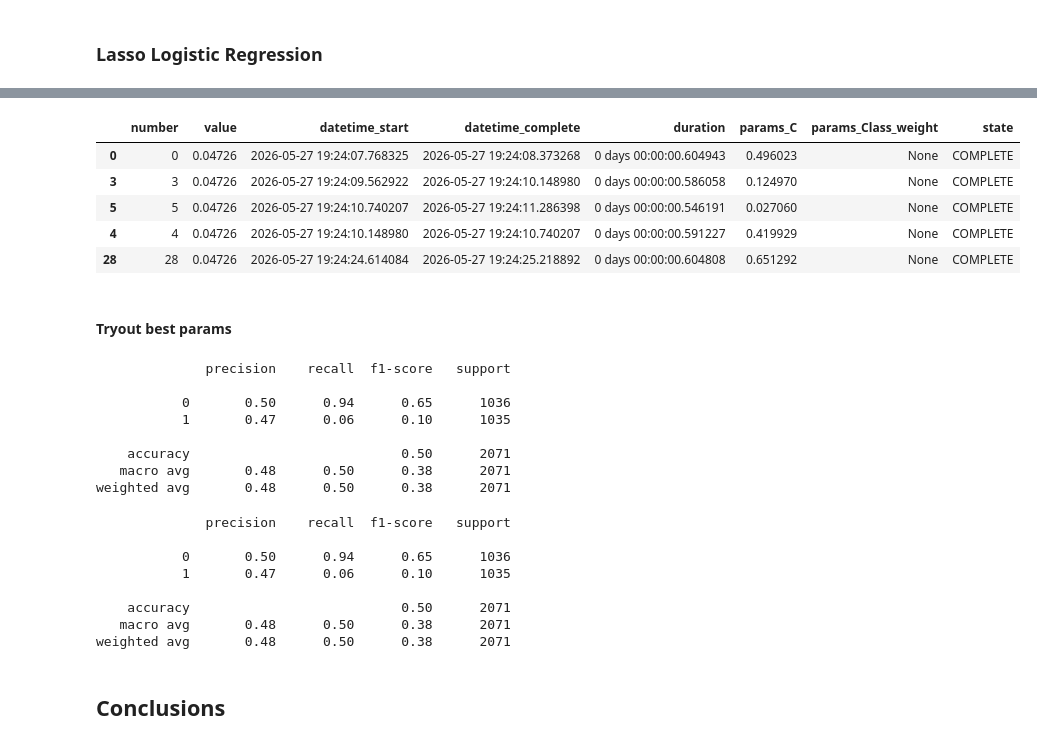
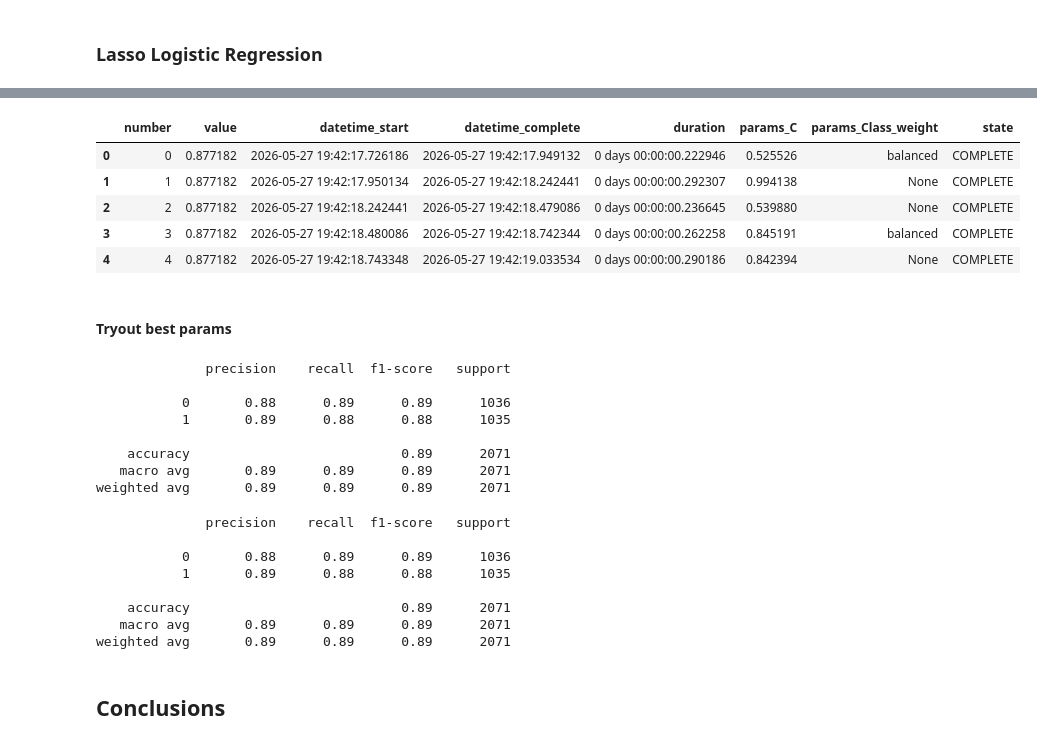
Before and after one commit to calebhadley1/DX799-capstone, a Jupyter notebook: Week2.ipynb, the cells around one changed output, grey strips where cells are left out. Saved outputs shown, nothing was run; the diff lists cells and outputs as text; code cells hidden in the pictures.

```diff
--- a/Week2.ipynb
+++ b/Week2.ipynb
@@ -376,8 +383,8 @@ display(top_5_ridge_unscaled_recall_optuna_results)
 #### Tryout best params
 # %%
 ridge_recall_optimized_model = RidgeClassifier(alpha=0.039558, class_weight='balanced', random_state=random_state)
-ridge_recall_optimized_model.fit(X_train, y_train)
-y_pred = ridge_recall_optimized_model.predict(X_test)
+ridge_recall_optimized_model.fit(X_train_scaled, y_train)
+y_pred = ridge_recall_optimized_model.predict(X_test_scaled)
 print(classification_report(y_true=y_test, y_pred=y_pred))
 report = classification_report(y_true=y_test, y_pred=y_pred, output_dict=True)
 df_temp = pd.DataFrame(report).transpose()
@@ -408,7 +415,7 @@ def objective(trial):
 
     scores = cross_val_score(
         model,
-        X=X_train,
+        X=X_train_scaled,
         y=y_train,
         cv=cv,
         scoring='f1',
@@ -453,8 +460,8 @@ display(top_5_ridge_unscaled_f1_optuna_results)
 #### Tryout best params
 # %%
 ridge_f1_optimized_model = RidgeClassifier(alpha=0.364826, class_weight='balanced', random_state=random_state)
-ridge_f1_optimized_model.fit(X_train, y_train)
-y_pred = ridge_f1_optimized_model.predict(X_test)
+ridge_f1_optimized_model.fit(X_train_scaled, y_train)
+y_pred = ridge_f1_optimized_model.predict(X_test_scaled)
 print(classification_report(y_true=y_test, y_pred=y_pred))
 report = classification_report(y_true=y_test, y_pred=y_pred, output_dict=True)
 df_temp = pd.DataFrame(report).transpose()
@@ -489,7 +496,7 @@ def objective(trial):
 
     scores = cross_val_score(
         model,
-        X=X_train,
+        X=X_train_scaled,
         y=y_train,
         cv=cv,
         scoring='recall',
@@ -523,7 +551,7 @@ def objective(trial):
 
     scores = cross_val_score(
         model,
-        X=X_train,
+        X=X_train_scaled,
         y=y_train,
         cv=cv,
         scoring='f1',
@@ -561,9 +588,9 @@ display(top_5_lasso_unscaled_f1_optuna_results)
 |  | number | value | datetime_start | datetime_complete | duration | params_C | params_Class_weight | state |
-| 0 | 0 | 0.04726 | 2026-05-27 19:24:07.768325 | 2026-05-27 19:24:08.373268 | 0 days 00:00:00.604943 | 0.496023 | None | COMPLETE |
-| 3 | 3 | 0.04726 | 2026-05-27 19:24:09.562922 | 2026-05-27 19:24:10.148980 | 0 days 00:00:00.586058 | 0.124970 | None | COMPLETE |
-| 5 | 5 | 0.04726 | 2026-05-27 19:24:10.740207 | 2026-05-27 19:24:11.286398 | 0 days 00:00:00.546191 | 0.027060 | None | COMPLETE |
-| 4 | 4 | 0.04726 | 2026-05-27 19:24:10.148980 | 2026-05-27 19:24:10.740207 | 0 days 00:00:00.591227 | 0.419929 | None | COMPLETE |
-| 28 | 28 | 0.04726 | 2026-05-27 19:24:24.614084 | 2026-05-27 19:24:25.218892 | 0 days 00:00:00.604808 | 0.651292 | None | COMPLETE |
+| 0 | 0 | 0.877182 | 2026-05-27 19:42:17.726186 | 2026-05-27 19:42:17.949132 | 0 days 00:00:00.222946 | 0.525526 | balanced | COMPLETE |
+| 1 | 1 | 0.877182 | 2026-05-27 19:42:17.950134 | 2026-05-27 19:42:18.242441 | 0 days 00:00:00.292307 | 0.994138 | None | COMPLETE |
+| 2 | 2 | 0.877182 | 2026-05-27 19:42:18.242441 | 2026-05-27 19:42:18.479086 | 0 days 00:00:00.236645 | 0.539880 | None | COMPLETE |
+| 3 | 3 | 0.877182 | 2026-05-27 19:42:18.480086 | 2026-05-27 19:42:18.742344 | 0 days 00:00:00.262258 | 0.845191 | balanced | COMPLETE |
+| 4 | 4 | 0.877182 | 2026-05-27 19:42:18.743348 | 2026-05-27 19:42:19.033534 | 0 days 00:00:00.290186 | 0.842394 | None | COMPLETE |
 # %% [markdown]
 #### Tryout best params
 # %%
@@ -574,8 +601,8 @@ lasso_recall_optimized_model = LogisticRegression(
     solver='saga',
     random_state=random_state
 )
-lasso_recall_optimized_model.fit(X_train, y_train)
-y_pred = lasso_recall_optimized_model.predict(X_test)
+lasso_recall_optimized_model.fit(X_train_scaled, y_train)
+y_pred = lasso_recall_optimized_model.predict(X_test_scaled)
 print(classification_report(y_true=y_test, y_pred=y_pred))
 report = classification_report(y_true=y_test, y_pred=y_pred, output_dict=True)
 df_temp = pd.DataFrame(report).transpose()
@@ -585,12 +612,12 @@ classification_report_keys.append('Lasso Classifier (Recall Optimized)')
 # %% [output]
               precision    recall  f1-score   support
 
-           0       0.50      0.94      0.65      1036
-           1       0.47      0.06      0.10      1035
+           0       0.88      0.89      0.89      1036
+           1       0.89      0.88      0.88      1035
 
-    accuracy                           0.50      2071
-   macro avg       0.48      0.50      0.38      2071
-weighted avg       0.48      0.50      0.38      2071
+    accuracy                           0.89      2071
+   macro avg       0.89      0.89      0.89      2071
+weighted avg       0.89      0.89      0.89      2071
 # %%
 lasso_f1_optimized_model = LogisticRegression(
     penalty='l1', # Lasso
@@ -599,8 +626,8 @@ lasso_f1_optimized_model = LogisticRegression(
     solver='saga',
     random_state=random_state
 )
-lasso_f1_optimized_model.fit(X_train, y_train)
-y_pred = lasso_f1_optimized_model.predict(X_test)
+lasso_f1_optimized_model.fit(X_train_scaled, y_train)
+y_pred = lasso_f1_optimized_model.predict(X_test_scaled)
 print(classification_report(y_true=y_test, y_pred=y_pred))
 report = classification_report(y_true=y_test, y_pred=y_pred, output_dict=True)
 df_temp = pd.DataFrame(report).transpose()
@@ -610,12 +637,12 @@ classification_report_keys.append('Lasso Classifier (F1 Optimized)')
 # %% [output]
               precision    recall  f1-score   support
 
-           0       0.50      0.94      0.65      1036
-           1       0.47      0.06      0.10      1035
+           0       0.88      0.89      0.89      1036
+           1       0.89      0.88      0.88      1035
 
-    accuracy                           0.50      2071
-   macro avg       0.48      0.50      0.38      2071
-weighted avg       0.48      0.50      0.38      2071
+    accuracy                           0.89      2071
+   macro avg       0.89      0.89      0.89      2071
+weighted avg       0.89      0.89      0.89      2071
 # %% [markdown]
 ## Conclusions
 # %%
```
Also changed, not shown: parts of 17 cells of this notebook.
